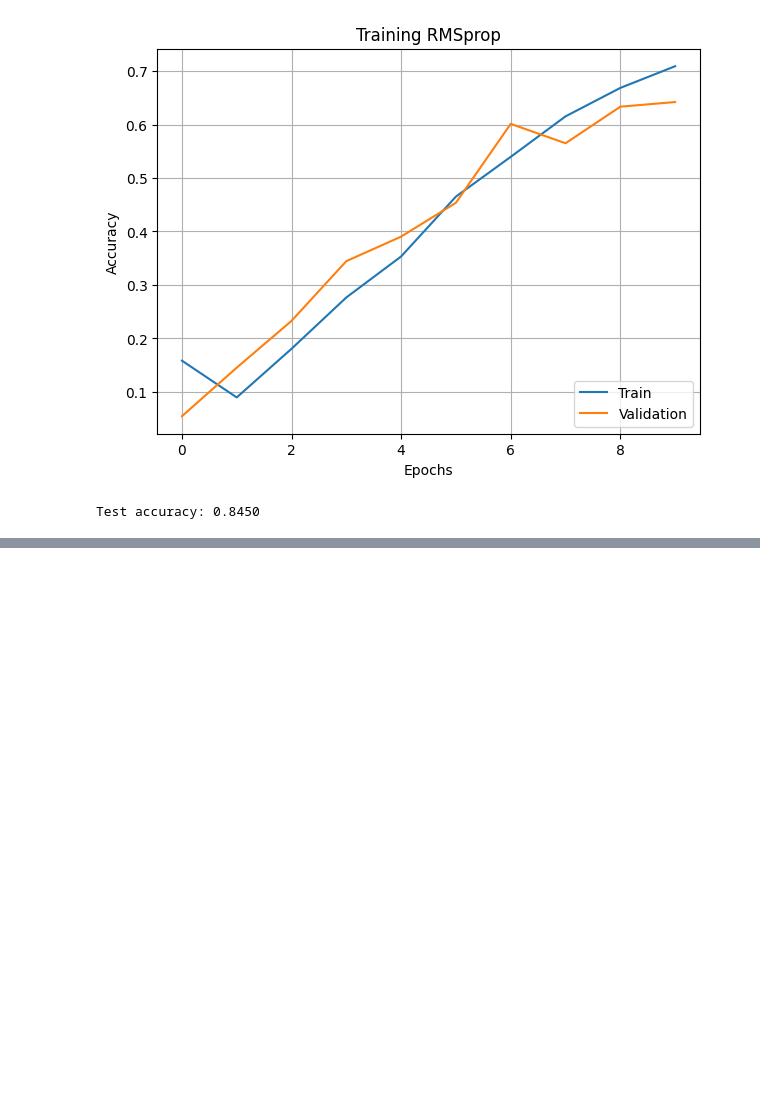
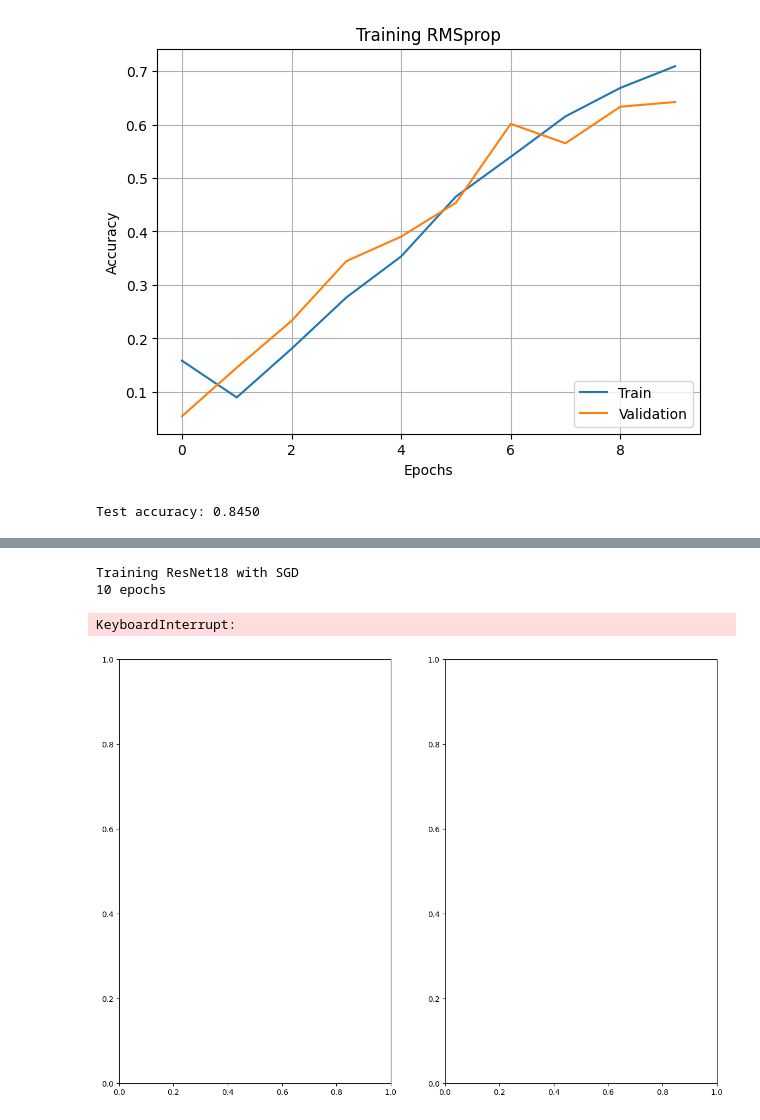
Before and after one commit to bloodlaac/sniffnet, a Jupyter notebook: core/net.ipynb, the cells around one changed output, grey strips where cells are left out. Saved outputs shown, nothing was run; the diff lists cells and outputs as text; code cells hidden in the pictures; blank space fills up the shorter version.

```diff
--- a/core/net.ipynb
+++ b/core/net.ipynb
@@ -335,5 +375,7 @@ def get_optimizer(optimizer_name: str, model: ResNet):
     return optimizers[optimizer_name]
 # %%
 optimizers_names = ["SGD", "Adam", "AdamW", "RMSprop"]
+# %%
+blocks_num_list = [2, 2, 2, 2]
 # %%
 for optimizer_name in optimizers_names:
@@ -429,3 +471,7 @@ Train accuracy: 0.7090
 Val accuracy: 0.6421
 [figure]
 Test accuracy: 0.8450
+# %%
+learning_rates = [1e-5, 1e-4, 1e-3, 1e-2, 0.1]
+# %%
+blocks_num_list = [2, 2, 2, 2]
@@ -431,0 +559,50 @@ Test accuracy: 0.8450
+# %%
+epochs = [10, 20, 50, 100]
+
+blocks_num_list = [2, 2, 2, 2]
+# %%
+print("Training ResNet18 with SGD")
+
+_, (ax1, ax2) = plt.subplots(1, 2, figsize=(14, 10))
+
+for epoch in epochs:
+    model = ResNet(blocks_num_list).to(device)
+
+    print(
+        f"{epoch} epochs\n"
+    )
+
+    train_acc, val_acc = train(
+        model,
+        criterion,
+        train_dataloaders[0],
+        val_dataloader,
+        optimizer=get_optimizer("SGD", model, lr=0.001),
+        epochs=epoch,
+    )
+
+    label=f'{epoch} epochs'
+
+    ax1.plot(np.arange(1, epoch + 1), train_acc, label=label)
+    ax2.plot(np.arange(1, epoch + 1), val_acc, label=label)
+
+    test_acc = test(model, test_dataloader)
+
+    print(f"Test accuracy: {test_acc:.4f}\n")
+
+for ax in (ax1, ax2):
+    ax.set_xlabel('Epochs')
+    ax.set_ylabel('Accuracy')
+    ax.legend(loc='lower right')
+    ax.grid(True)
+
+ax1.set_title("SGD Training accuracy")
+ax2.set_title("SGD Validation accuracy")
+
+plt.tight_layout()
+plt.show()
+# %% [output]
+Training ResNet18 with SGD
+10 epochs
+KeyboardInterrupt:
+[figure, added]
```
Also changed, not shown: parts of 16 cells of this notebook, 1 other file.
